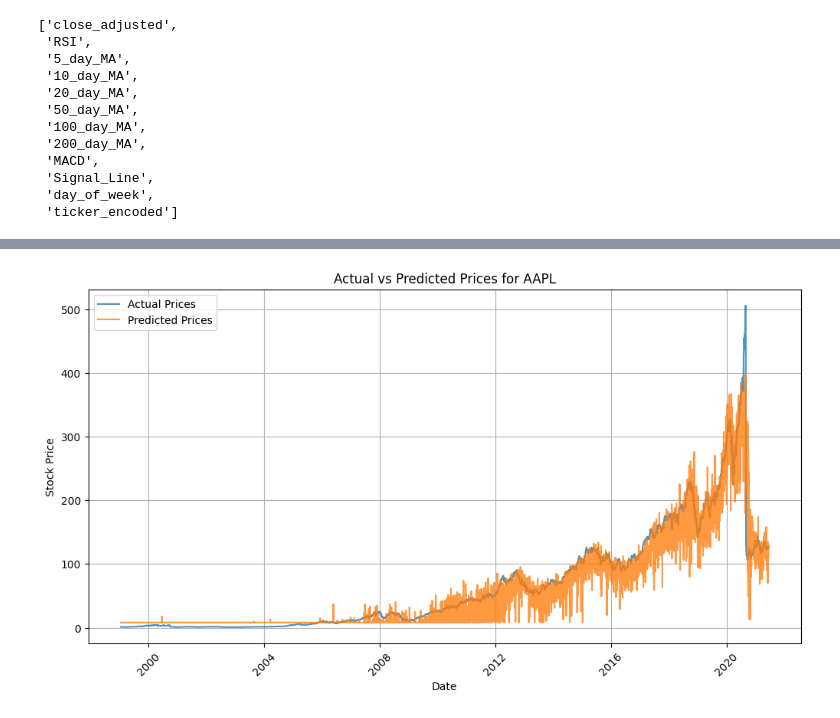
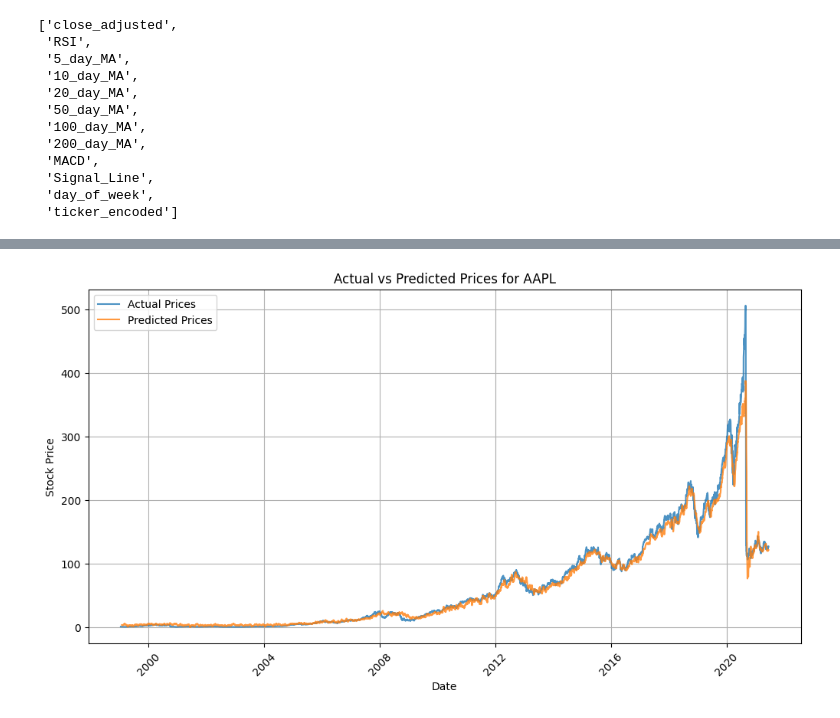
Before and after one commit to thunder913/Deep-Learning, a Jupyter notebook: stocks_deep_learning.ipynb, the cells around one changed output, grey strips where cells are left out. Saved outputs shown, nothing was run; the diff lists cells and outputs as text; code cells hidden in the pictures.

Commit message:
Figure out model stuff

```diff
--- a/stocks_deep_learning.ipynb
+++ b/stocks_deep_learning.ipynb
@@ -512,7 +550,7 @@ KeyboardInterrupt:
 # %%
 lstm_model.save(google_drive_path + 'lstm_model4_2.keras')
 # %%
-aapl_data = stock_data_tidy[stock_data_tidy.ticker == "AAPL"]
+aapl_data = stock_data_tidy[(stock_data_tidy.ticker == "AAPL")]
 
 X = aapl_data[numerical_columns].values
 y = aapl_data['close_adjusted'].values
@@ -576,10 +614,10 @@ def create_simpler_lstm_model(sequence_length, num_features, lstm_units_1=50, ls
     normalized_2 = BatchNormalization()(second_lstm_layer)
 
     # Attention mechanism
-    #attention = AdditiveAttention(name="attention_layer")([normalized_2, normalized_2])
-    #attended = Multiply()([second_lstm_layer, attention])
+    attention = AdditiveAttention(name="attention_layer")([normalized_2, normalized_2])
+    attended = Multiply()([second_lstm_layer, attention])
 
-    flat = Flatten()(normalized_2)
+    flat = Flatten()(attended)
 
     output = Dense(32, activation='relu', name="dense_2")(flat)
 
@@ -901,7 +939,7 @@ def simpler_lstm_model(sequence_length, num_features, lstm_units=50, dropout_rat
 # %%
 simple_lstm_model = create_simpler_lstm_model(
     sequence_length=60,
-    num_features=len(numerical_columns)-1)
+    num_features=len(numerical_columns))
 # %%
 numerical_columns
 # %% [output]
@@ -926,27 +964,27 @@ ValueError: Input 0 of layer "Optimized_LSTM_Model_with_Attention" is incompatib
 # %%
 y_pred_rescaled = inverse_transform_predictions(y_pred, aapl_data.ticker_encoded.unique()[0])
 
 y_sequence_rescaled = inverse_transform_predictions(y_sequences, aapl_data.ticker_encoded.unique()[0])
 y_pred_rescaled = inverse_transform_predictions(y_pred, aapl_data.ticker_encoded.unique()[0])
 
 plt.figure(figsize=(12, 6))
 
 # Slice the date column to match the predictions
 dates = aapl_data['date'].iloc[sequence_length:].reset_index(drop=True)
 
-#y_pred_smoothed = pd.Series(y_pred_rescaled).rolling(window=10).mean()
+y_pred_smoothed = pd.Series(y_pred_rescaled).rolling(window=10).mean()
 
 plt.plot(dates, y_sequence_rescaled, label='Actual Prices', alpha=0.8)
-plt.plot(dates, y_pred_rescaled, label='Predicted Prices', alpha=0.8)
+plt.plot(dates, y_pred_smoothed, label='Predicted Prices', alpha=0.8)
 
 plt.title('Actual vs Predicted Prices for AAPL')
 plt.xlabel('Date')
 plt.ylabel('Stock Price')
 plt.legend()
 plt.grid()
 plt.xticks(rotation=45)  # Rotate x-axis labels for better readability
 plt.show()
 # %% [output]
-[figure, old version]
+[figure, new version]
 # %%
 simple_lstm_model.fit(
```
Also changed, not shown: parts of 8 cells of this notebook.
